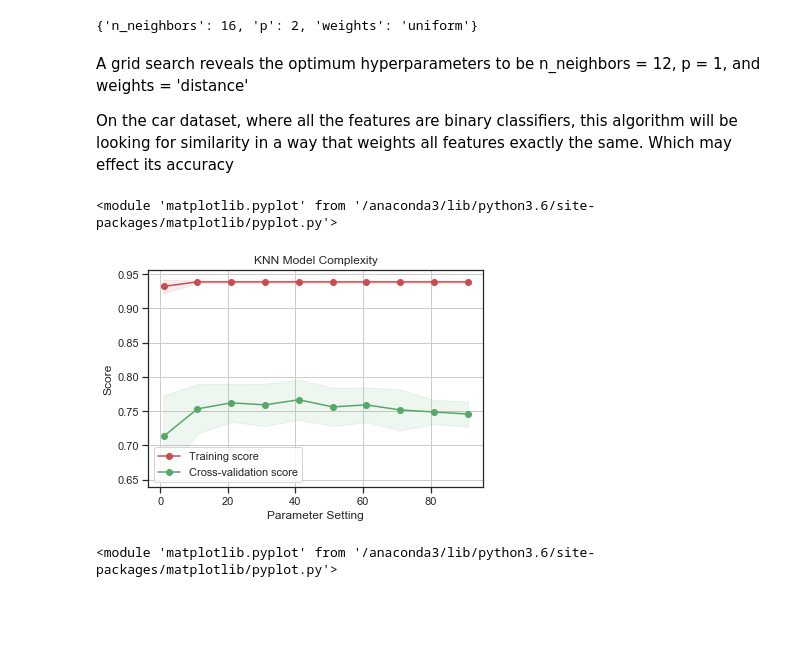
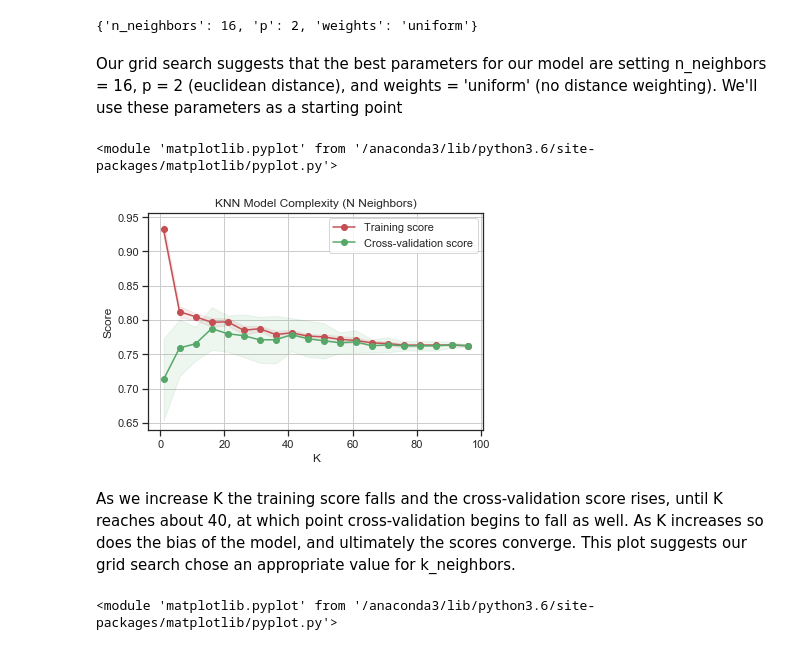
Before and after one commit to JonMcEntee/gatech, a Jupyter notebook: Machine Learning - Assignment 1 Blood Donor Data.ipynb, the cells around one changed output. Drawn from its saved outputs; the diff is of its cells as text; code cells hidden in the pictures; blank space fills up the shorter version.

```diff
--- a/Machine Learning - Assignment 1 Blood Donor Data.ipynb
+++ b/Machine Learning - Assignment 1 Blood Donor Data.ipynb
@@ -82,6 +82,6 @@ duplicates.sort_values(by=list(duplicates.columns)).head()
 | 158 | 2 | 1 | 2 |
 # %%
 non_duplicates = y.index.difference(duplicates.index)
-y = y.iloc[non_duplicates]
-X = X.iloc[non_duplicates]
+y_nd = y.iloc[non_duplicates]
+X_nd = X.iloc[non_duplicates]
 # %%
@@ -144,6 +144,7 @@ def plot_learning_curve(estimator, title, X, y, ylim=None, cv=None,
 
     taken from: http://scikit-learn.org/stable/auto_examples/model_selection/plot_learning_curve.html
     """
+
     plt.figure()
     plt.title(title)
     if ylim is not None:
@@ -173,15 +174,16 @@ def plot_learning_curve(estimator, title, X, y, ylim=None, cv=None,
 
 def plot_validation_curve(estimator, title, X, y, ylim=None, cv=None,
                           n_jobs=1, param_name=None, alternative_x_axis=None,
-                          param_range=np.linspace(1, 100, 10)):
+                          param_range=np.linspace(1, 100, 10), xlab=None):
 
     x_axis = alternative_x_axis if alternative_x_axis is not None else param_range
+    xlab = "Parameter Setting" if xlab is None else xlab
 
     plt.figure()
     plt.title(title)
     if ylim is not None:
         plt.ylim(*ylim)
-    plt.xlabel("Parameter Setting")
+    plt.xlabel(xlab)
     plt.ylabel("Score")
     train_scores, test_scores = validation_curve(
         estimator, X, y, cv=cv, n_jobs=n_jobs, param_name=param_name, param_range=param_range)
@@ -191,14 +193,14 @@ def plot_validation_curve(estimator, title, X, y, ylim=None, cv=None,
     test_scores_std = np.std(test_scores, axis=1)
     plt.grid()
 
-    plt.fill_between(param_range, train_scores_mean - train_scores_std,
+    plt.fill_between(x_axis, train_scores_mean - train_scores_std,
                      train_scores_mean + train_scores_std, alpha=0.1,
                      color="r")
-    plt.fill_between(param_range, test_scores_mean - test_scores_std,
+    plt.fill_between(x_axis, test_scores_mean - test_scores_std,
                      test_scores_mean + test_scores_std, alpha=0.1, color="g")
-    plt.plot(param_range, train_scores_mean, 'o-', color="r",
+    plt.plot(x_axis, train_scores_mean, 'o-', color="r",
              label="Training score")
-    plt.plot(param_range, test_scores_mean, 'o-', color="g",
+    plt.plot(x_axis, test_scores_mean, 'o-', color="g",
              label="Cross-validation score")
 
     plt.legend(loc="best")
@@ -284,17 +286,17 @@ clf.fit(X_train, y_train)
 clf.best_params_
 # %% [output]
 {'n_neighbors': 16, 'p': 2, 'weights': 'uniform'}
-# %% [markdown]
-A grid search reveals the optimum hyperparameters to be n_neighbors = 12, p = 1, and weights = 'distance'
-
-On the car dataset, where all the features are binary classifiers, this algorithm will be looking for similarity in a way that weights all features exactly the same. Which may effect its accuracy
+# %% [markdown]
+Our grid search suggests that the best parameters for our model are setting n_neighbors = 16, p = 2 (euclidean distance), and weights = 'uniform' (no distance weighting). We'll use these parameters as a starting point
 # %%
-clf = KNeighborsClassifier(p=2, weights='distance')
-plot_validation_curve(estimator=clf, title="KNN Model Complexity", X=X_train, y=y_train, param_name='n_neighbors',
-                      param_range=range(1, 100, 10), cv=10)
+clf = KNeighborsClassifier(p=2)
+plot_validation_curve(estimator=clf, title="KNN Model Complexity (N Neighbors)", X=X_train, y=y_train,
+                      param_name='n_neighbors', param_range=range(1, 100, 5), cv=10, xlab="K")
 # %% [output]
 <module 'matplotlib.pyplot' from '/anaconda3/lib/python3.6/site-packages/matplotlib/pyplot.py'>
-[figure, old version]
+[figure, new version]
+# %% [markdown]
+As we increase K the training score falls and the cross-validation score rises, until K reaches about 40, at which point cross-validation begins to fall as well. As K increases so does the bias of the model, and ultimately the scores converge. This plot suggests our grid search chose an appropriate value for k_neighbors.
 # %%
 # the built in learning curve
 clf = KNeighborsClassifier(p=2, n_neighbors=15)
```
Also changed, not shown: parts of 27 cells of this notebook.
